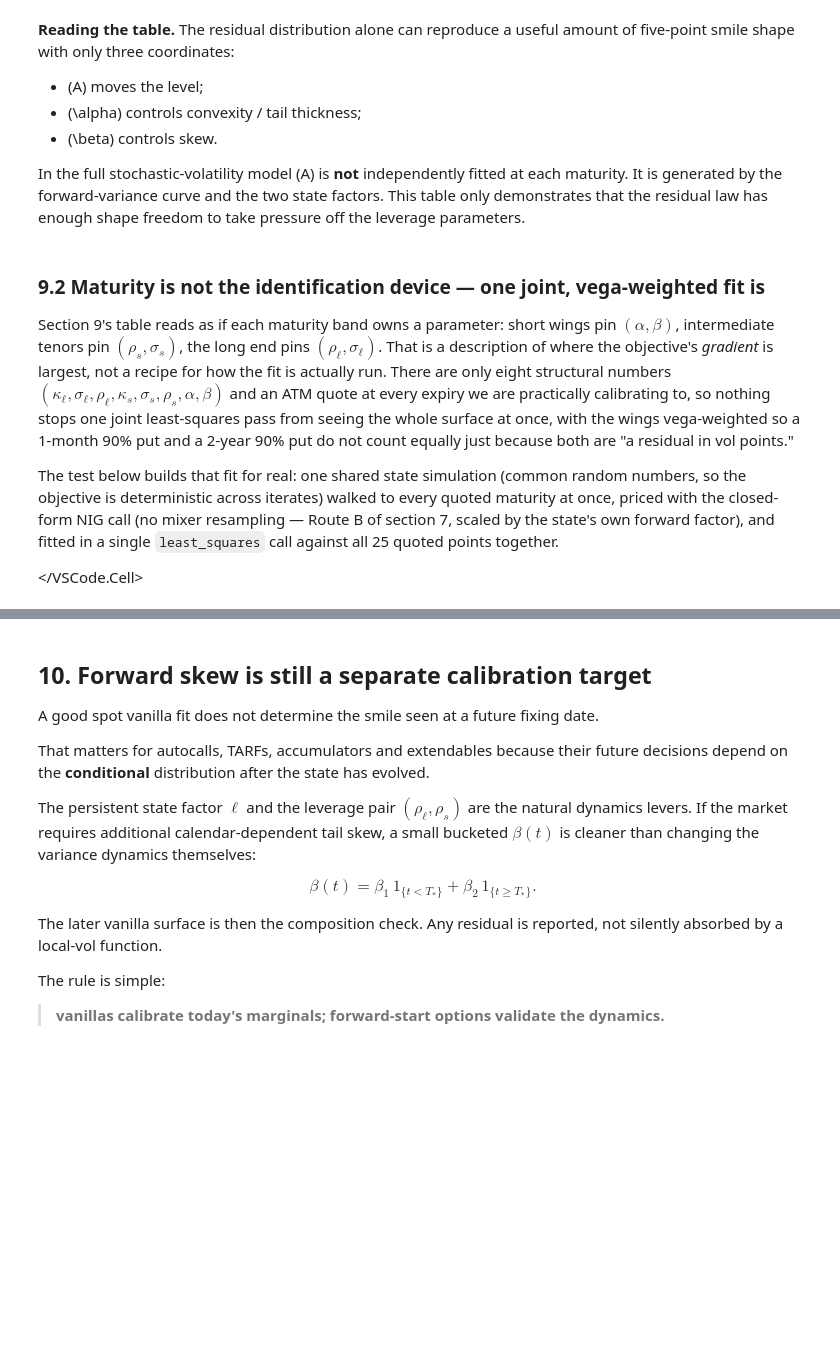
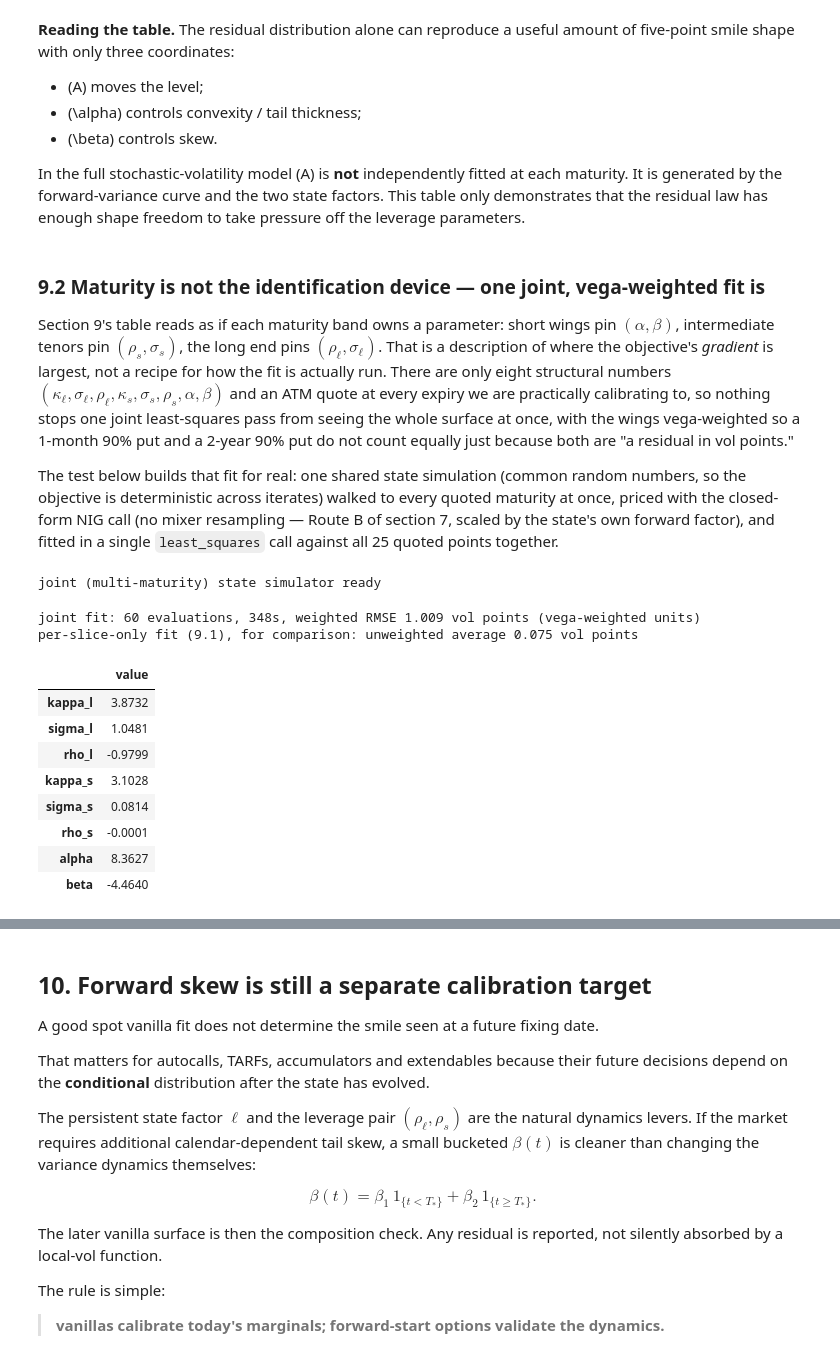
Before and after one commit to sylam/derivus, a Jupyter notebook: notebooks/jump_friendly_stochastic_asset_model_idiots_guide_executed.ipynb, the cells around one changed output, grey strips where cells are left out. Saved outputs shown, nothing was run; the diff lists cells and outputs as text; code cells hidden in the pictures; blank space fills up the shorter version.

```diff
--- a/notebooks/jump_friendly_stochastic_asset_model_idiots_guide_executed.ipynb
+++ b/notebooks/jump_friendly_stochastic_asset_model_idiots_guide_executed.ipynb
@@ -1171,8 +1171,6 @@ The test below builds that fit for real: one shared state simulation (common ran
 objective is deterministic across iterates) walked to every quoted maturity at once, priced with the
 closed-form NIG call (no mixer resampling — Route B of section 7, scaled by the state's own forward
 factor), and fitted in a single `least_squares` call against all 25 quoted points together.
-
-</VSCode.Cell>
 # %%
 N_SUB_JOINT = 24                                   # internal steps per year: coarse, for notebook speed
 
@@ -1209,12 +1207,20 @@ def simulate_joint_state(k_l, sig_l, rho_l, k_s, sig_s, rho_s, L, mats_years, n_
             out_mlev[:, j], out_a[:, j] = mlev, aclk
     return out_mlev, out_a
 
-def conditional_nig_call(F, K, A, alpha, beta):
-    """The state-only forward F = exp(Mlev) scaling Route B's unit-forward NIG call - no mixer or
-    return draw needed for a vanilla, only the state path."""
-    return F * nig_call_undisc(K / F, A, alpha, beta)
+def conditional_mixture_call(F, K, A, alpha, beta, u_mix):
+    """Route A of section 7: sample the mixer once (closed-form invgauss.ppf, no scipy quad
+    fallback anywhere), then price exactly by Black conditional on it - no further return draw.
+    `nig_call_undisc`'s norminvgauss.cdf route is NOT used here: it falls back to numerical
+    quadrature outside some parameter ranges and is orders of magnitude too slow over a path cube.
+    """
+    G, mu = nig_mixer_rvs(A, alpha, beta, u_mix)
+    Fg, sd = F * np.exp(mu + beta * G), np.sqrt(G)
+    d1 = (np.log(Fg / K) + 0.5 * sd * sd) / sd
+    return Fg * norm.cdf(d1) - K * norm.cdf(d1 - sd)
 
 print("joint (multi-maturity) state simulator ready")
+# %% [output]
+joint (multi-maturity) state simulator ready
 # %%
 def bs_vega(K, T, vol):
     sd = vol * np.sqrt(T)
@@ -1224,7 +1230,16 @@ def bs_vega(K, T, vol):
 VEGA_W = np.array([[bs_vega(k, t, v) for k, v in zip(STRIKES, MARKET[i])] for i, t in enumerate(MATS)])
 VEGA_W = VEGA_W / VEGA_W.mean()                      # O(1) weights, still ranked by true vega
 
-XI_KNOTS_T, XI_KNOTS_V = np.r_[0.0, MATS], np.r_[ATM[0], ATM] ** 2
+def xi_bootstrapped(t, mats, atm):
+    """Piecewise-constant FORWARD variance bootstrapped off the ATM TOTAL-variance term structure:
+    integral_0^T xi(t)dt = atm(T)^2*T exactly at every quoted maturity. atm(t)^2 alone is the
+    AVERAGE rate to t, not the forward rate there, and using it directly systematically undershoots
+    an upward-sloping term structure - a real bug the diagnostic cell above caught, not a cosmetic
+    one."""
+    knots = np.r_[0.0, mats]
+    fwd = np.diff(np.r_[0.0, atm ** 2 * mats]) / np.diff(knots)
+    idx = np.clip(np.searchsorted(knots, np.asarray(t, float), side='right') - 1, 0, len(fwd) - 1)
+    return fwd[idx]
 
 def unpack_joint(z):
     k_l, sig_l = 0.05 + softplus(z[0]), 0.02 + softplus(z[1])
@@ -1237,36 +1252,51 @@ def unpack_joint(z):
 
 def L_joint(t, k_l, sig_l, k_s, sig_s):
     t = np.asarray(t, float)
-    xi_t = np.interp(t, XI_KNOTS_T, XI_KNOTS_V)
+    xi_t = xi_bootstrapped(t, MATS, ATM)
     Vls = (sig_l ** 2 / (2 * k_l) * (1 - np.exp(-2 * k_l * t))
            + sig_s ** 2 / (2 * k_s) * (1 - np.exp(-2 * k_s * t)))
     return np.log(xi_t) - 0.5 * Vls
 
-N_PATHS_FIT = 8000
+N_PATHS_FIT = 24000
+U_MIX_FIT = np.random.default_rng(22).uniform(size=(N_PATHS_FIT, len(MATS)))   # fixed mixer draws too
 
 def residual_joint(z):
     k_l, sig_l, rho_l, k_s, sig_s, rho_s, alpha_j, beta_j = unpack_joint(z)
     L = lambda tt: L_joint(tt, k_l, sig_l, k_s, sig_s)
     rng_fit = np.random.default_rng(21)               # same draws every iterate: a deterministic objective
     Mlev, Aclk = simulate_joint_state(k_l, sig_l, rho_l, k_s, sig_s, rho_s, L, MATS, N_PATHS_FIT, rng_fit)
     iv = np.zeros((len(MATS), len(STRIKES)))
     for i in range(len(MATS)):
         F = np.exp(Mlev[:, i])[:, None]
-        price = conditional_nig_call(F, STRIKES[None, :], Aclk[:, i][:, None], alpha_j, beta_j).mean(axis=0)
+        price = conditional_mixture_call(
+            F, STRIKES[None, :], Aclk[:, i][:, None], alpha_j, beta_j, U_MIX_FIT[:, i][:, None]
+        ).mean(axis=0)
         iv[i] = [implied_vol(p, k, MATS[i]) for p, k in zip(price, STRIKES)]
     return ((iv - MARKET) * VEGA_W).ravel() * 100.0
 
 z0_joint = np.array([-0.5, -0.5, 1.5, 0.0, -0.3, -1.0, 1.0, -0.5])
 
-t0 = __import__('time').time()
-fit_joint = least_squares(residual_joint, z0_joint, max_nfev=150, xtol=1e-6, ftol=1e-6, diff_step=1e-3)
-elapsed_joint = __import__('time').time() - t0
+t0 = time.time()
+fit_joint = least_squares(residual_joint, z0_joint, max_nfev=60, xtol=1e-6, ftol=1e-6, diff_step=1e-3)
+elapsed_joint = time.time() - t0
 
 k_l_j, sig_l_j, rho_l_j, k_s_j, sig_s_j, rho_s_j, alpha_j, beta_j = unpack_joint(fit_joint.x)
 rmse_joint = np.sqrt(np.mean(fit_joint.fun ** 2))
 print(f"joint fit: {fit_joint.nfev} evaluations, {elapsed_joint:.0f}s, "
       f"weighted RMSE {rmse_joint:.3f} vol points (vega-weighted units)")
 print(f"per-slice-only fit (9.1), for comparison: unweighted average {fit_table['RMSE vol pts'].mean():.3f} vol points")
 pd.DataFrame({
     'value': [k_l_j, sig_l_j, rho_l_j, k_s_j, sig_s_j, rho_s_j, alpha_j, beta_j]
 }, index=['kappa_l', 'sigma_l', 'rho_l', 'kappa_s', 'sigma_s', 'rho_s', 'alpha', 'beta']).round(4)
+# %% [output]
+joint fit: 60 evaluations, 348s, weighted RMSE 1.009 vol points (vega-weighted units)
+per-slice-only fit (9.1), for comparison: unweighted average 0.075 vol points
+|  | value |
+| kappa_l | 3.8732 |
+| sigma_l | 1.0481 |
+| rho_l | -0.9799 |
+| kappa_s | 3.1028 |
+| sigma_s | 0.0814 |
+| rho_s | -0.0001 |
+| alpha | 8.3627 |
+| beta | -4.4640 |
```
Also changed, not shown: parts of 4 cells of this notebook, 2 other files.
